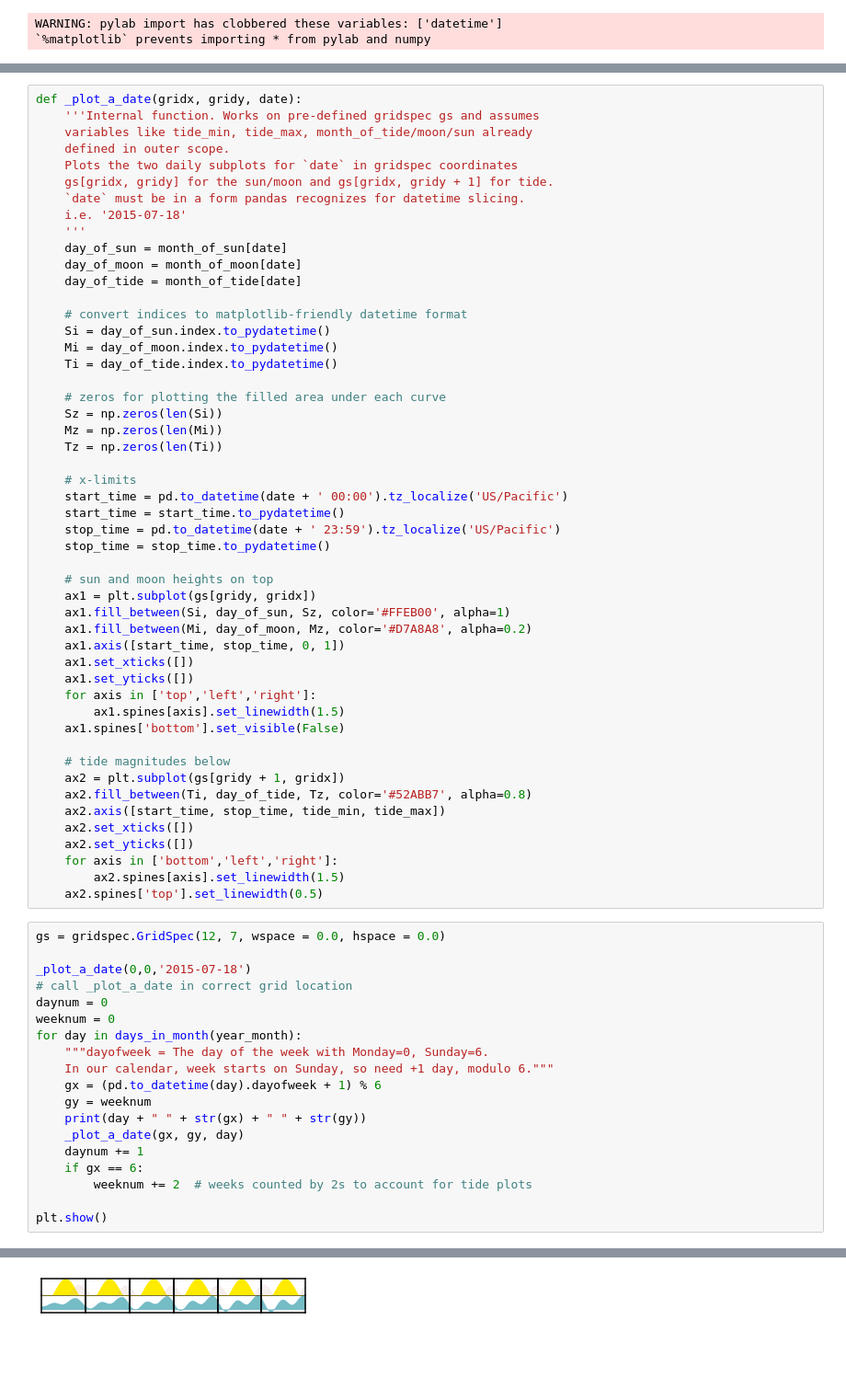
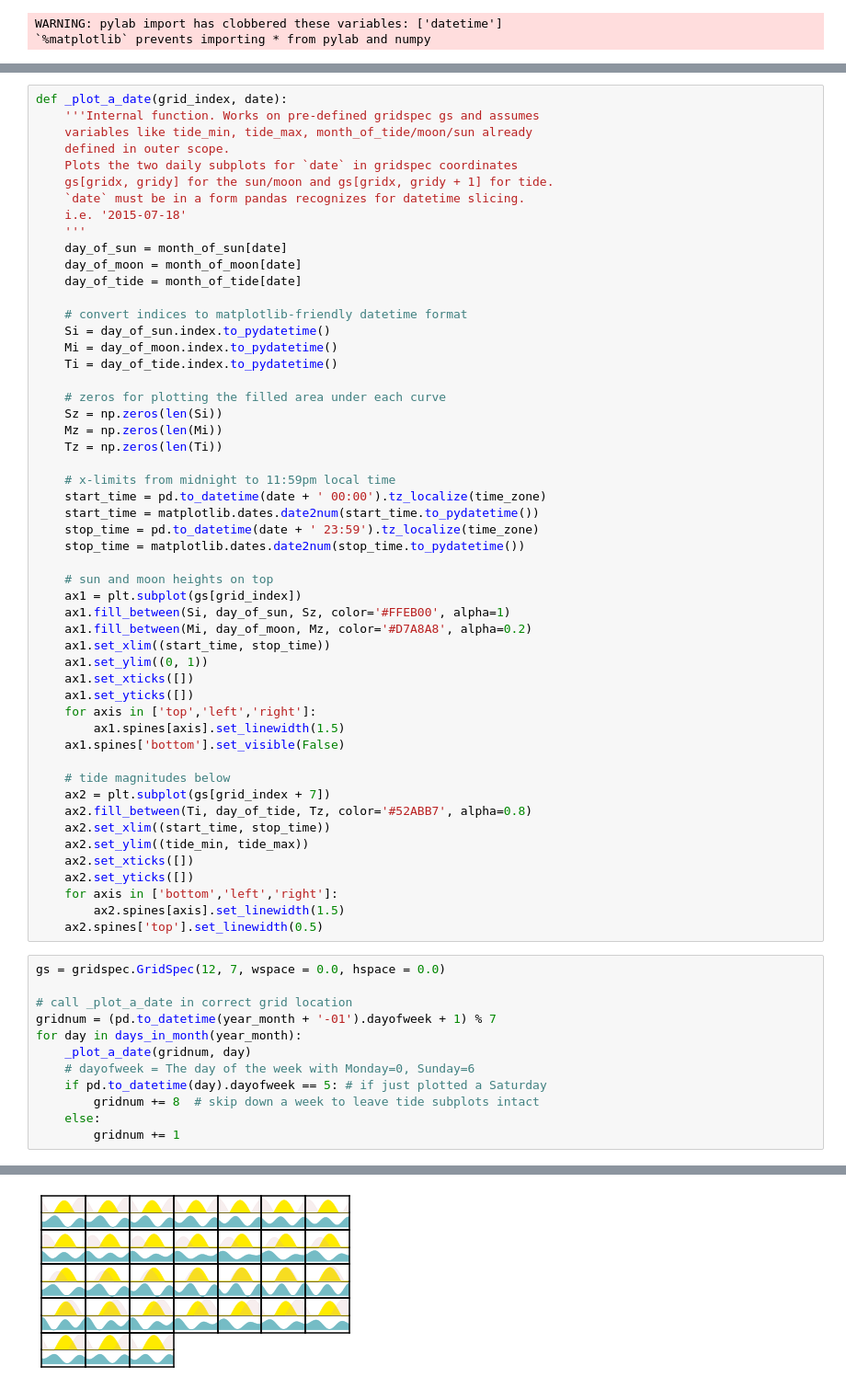
Before and after one commit to shendrix07/sunmoontide, a Jupyter notebook: plot dev.ipynb, the cells around one changed output, grey strips where cells are left out. Shown at 92% size. Cells and saved outputs as stored; diff of their text form; blank space fills up the shorter version.

Commit message:
more plotting development

```diff
--- a/plot dev.ipynb
+++ b/plot dev.ipynb
@@ -44,7 +45,7 @@ year_month = month_of_tide.index[0].to_pydatetime().strftime('%Y-%m')
 month_title = month_of_tide.index[0].to_pydatetime().strftime('%B')
 year_title = month_of_tide.index[0].to_pydatetime().strftime('%Y')
 # %%
-def _plot_a_date(gridx, gridy, date):
+def _plot_a_date(grid_index, date):
     '''Internal function. Works on pre-defined gridspec gs and assumes
     variables like tide_min, tide_max, month_of_tide/moon/sun already
     defined in outer scope.
@@ -67,17 +68,18 @@ def _plot_a_date(gridx, gridy, date):
     Mz = np.zeros(len(Mi))
     Tz = np.zeros(len(Ti))
 
-    # x-limits
-    start_time = pd.to_datetime(date + ' 00:00').tz_localize('US/Pacific')
-    start_time = start_time.to_pydatetime()
-    stop_time = pd.to_datetime(date + ' 23:59').tz_localize('US/Pacific')
-    stop_time = stop_time.to_pydatetime()
+    # x-limits from midnight to 11:59pm local time
+    start_time = pd.to_datetime(date + ' 00:00').tz_localize(time_zone)
+    start_time = matplotlib.dates.date2num(start_time.to_pydatetime())
+    stop_time = pd.to_datetime(date + ' 23:59').tz_localize(time_zone)
+    stop_time = matplotlib.dates.date2num(stop_time.to_pydatetime())
 
     # sun and moon heights on top
-    ax1 = plt.subplot(gs[gridy, gridx])
+    ax1 = plt.subplot(gs[grid_index])
     ax1.fill_between(Si, day_of_sun, Sz, color='#FFEB00', alpha=1)
     ax1.fill_between(Mi, day_of_moon, Mz, color='#D7A8A8', alpha=0.2)
-    ax1.axis([start_time, stop_time, 0, 1])
+    ax1.set_xlim((start_time, stop_time))
+    ax1.set_ylim((0, 1))
     ax1.set_xticks([])
     ax1.set_yticks([])
     for axis in ['top','left','right']:
@@ -85,9 +87,10 @@ def _plot_a_date(gridx, gridy, date):
     ax1.spines['bottom'].set_visible(False)
 
     # tide magnitudes below
-    ax2 = plt.subplot(gs[gridy + 1, gridx])
+    ax2 = plt.subplot(gs[grid_index + 7])
     ax2.fill_between(Ti, day_of_tide, Tz, color='#52ABB7', alpha=0.8)
-    ax2.axis([start_time, stop_time, tide_min, tide_max])
+    ax2.set_xlim((start_time, stop_time))
+    ax2.set_ylim((tide_min, tide_max))
     ax2.set_xticks([])
     ax2.set_yticks([])
     for axis in ['bottom','left','right']:
@@ -96,20 +99,13 @@ def _plot_a_date(gridx, gridy, date):
 # %%
 gs = gridspec.GridSpec(12, 7, wspace = 0.0, hspace = 0.0)
 
-_plot_a_date(0,0,'2015-07-18')
 # call _plot_a_date in correct grid location
-daynum = 0
-weeknum = 0
+gridnum = (pd.to_datetime(year_month + '-01').dayofweek + 1) % 7
 for day in days_in_month(year_month):
-    """dayofweek = The day of the week with Monday=0, Sunday=6.
-    In our calendar, week starts on Sunday, so need +1 day, modulo 6."""
-    gx = (pd.to_datetime(day).dayofweek + 1) % 6
-    gy = weeknum
-    print(day + " " + str(gx) + " " + str(gy))
-    _plot_a_date(gx, gy, day)
-    daynum += 1
-    if gx == 6:
-        weeknum += 2  # weeks counted by 2s to account for tide plots
-
-plt.show()
+    _plot_a_date(gridnum, day)
+    # dayofweek = The day of the week with Monday=0, Sunday=6
+    if pd.to_datetime(day).dayofweek == 5: # if just plotted a Saturday
+        gridnum += 8  # skip down a week to leave tide subplots intact
+    else:
+        gridnum += 1
 # %% [output]
@@ -133 +129 @@ plt.show()
-[figure, old version]
+[figure, new version]
```
Also changed, not shown: parts of 7 cells of this notebook, 2 other files.
